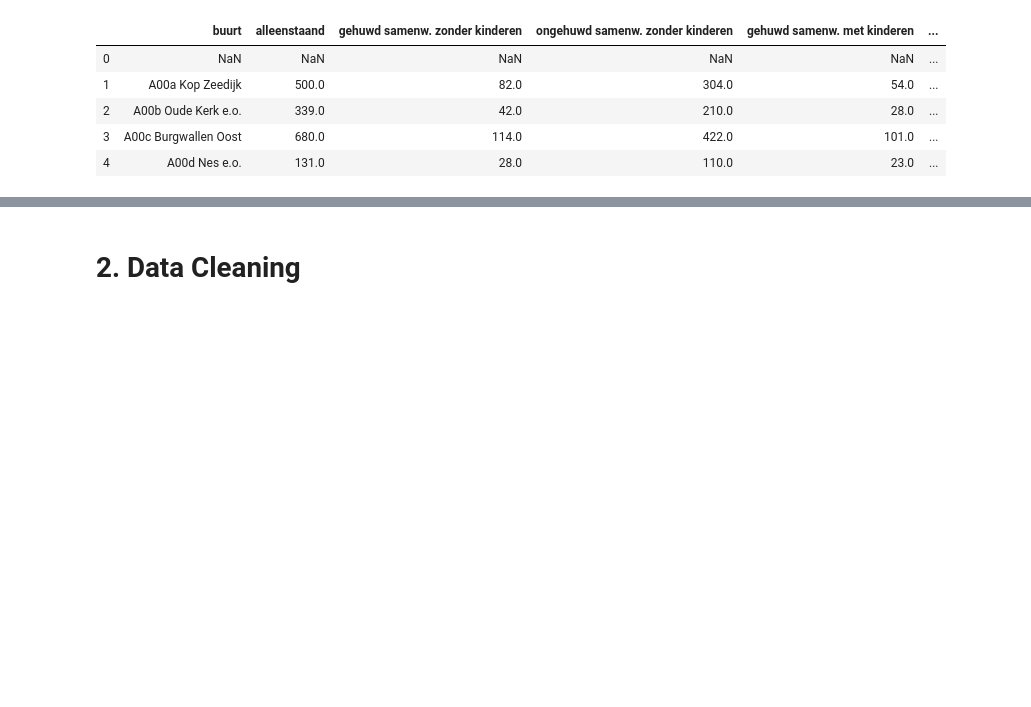
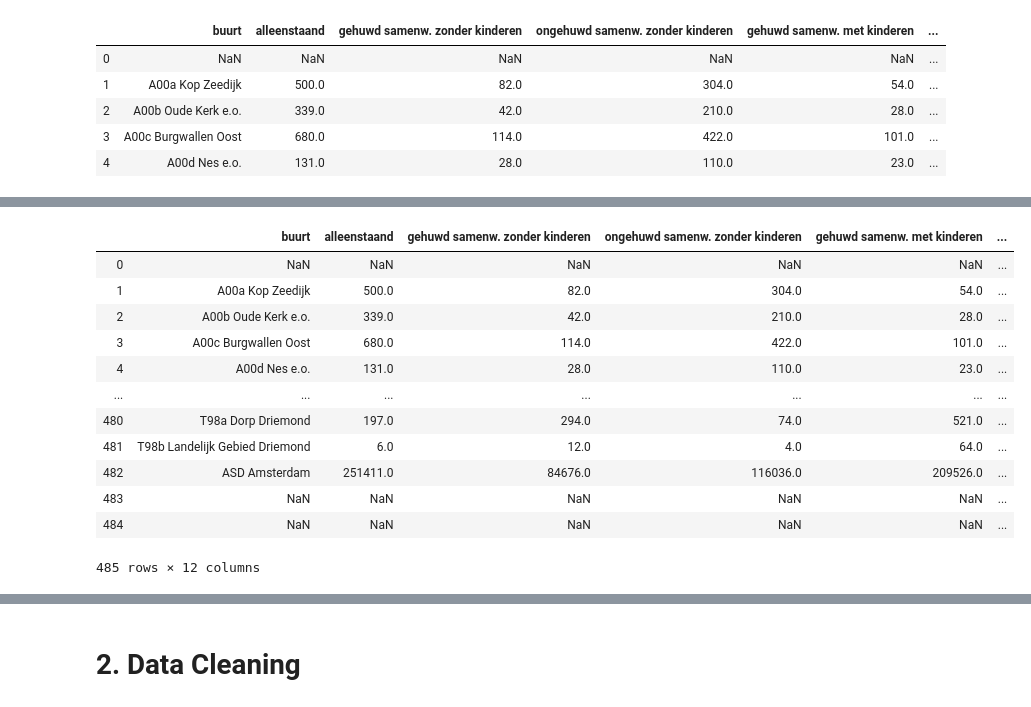
Before and after one commit to cmerticaru/Project_2_Amsterdam_dataptams2020, a Jupyter notebook: your-project/Analysis.ipynb, the cells around one changed output, grey strips where cells are left out. Cells and saved outputs as stored; diff of their text form; code cells hidden in the pictures; blank space fills up the shorter version.

```diff
--- a/your-project/Analysis.ipynb
+++ b/your-project/Analysis.ipynb
@@ -17,11 +95,13 @@ fellonies.head()
 # %%
-households = pd.read_excel('/Users/elskedenbode/Downloads/to be used for database 2020-Househould types.xlsx', skiprows=2)
+import requests
+url_two = 'https://docs.google.com/spreadsheets/d/1MSdpWdCUgHD-QLYRX1VTChpNTgMJN0vD/edit#gid=1644540749'
+csv_export_url_two = url_two.replace('/edit#gid=', '/export?format=csv&gid=')
+households = pd.read_csv(csv_export_url_two, skiprows=2)
 households.head()
+
 #To Do:
-#split ID (column Buurt) to create ID and Buurt name
 #Rename columns to the colum names in ERD
 #Sum household types (1, 2 and 6, 7, 8) and sum (3 and 4 gehuwd and ongehuwd samenw met kinderen)
-#Drop row 1
 #Relative paths for every dataframe
 # %% [output]
 |  | buurt | alleenstaand | gehuwd samenw. zonder kinderen | ongehuwd samenw. zonder kinderen | gehuwd samenw. met kinderen | ... |
@@ -52,0 +113,19 @@ AttributeError: 'Series' object has no attribute 'find_pattern'
+# %%
+#sum columns 1,2 and 6,7,8
+households['Households_except_couple_with_kids'] = households[['alleenstaand','gehuwd samenw. zonder kinderen', 'ongehuwd samenw. zonder kinderen', 'eenoudergezin', 'overig', 'tehuisbewoner']].sum(axis=1)
+households['Couples_with_children'] = households[['gehuwd samenw. met kinderen', 'ongehuwd samenw. met kinderen']].sum(axis=1)
+households
+# %% [output]
+|  | buurt | alleenstaand | gehuwd samenw. zonder kinderen | ongehuwd samenw. zonder kinderen | gehuwd samenw. met kinderen | ... |
+| 0 | NaN | NaN | NaN | NaN | NaN | ... |
+| 1 | A00a Kop Zeedijk | 500.0 | 82.0 | 304.0 | 54.0 | ... |
+| 2 | A00b Oude Kerk e.o. | 339.0 | 42.0 | 210.0 | 28.0 | ... |
+| 3 | A00c Burgwallen Oost | 680.0 | 114.0 | 422.0 | 101.0 | ... |
+| 4 | A00d Nes e.o. | 131.0 | 28.0 | 110.0 | 23.0 | ... |
+| ... | ... | ... | ... | ... | ... | ... |
+| 480 | T98a Dorp Driemond | 197.0 | 294.0 | 74.0 | 521.0 | ... |
+| 481 | T98b Landelijk Gebied Driemond | 6.0 | 12.0 | 4.0 | 64.0 | ... |
+| 482 | ASD Amsterdam | 251411.0 | 84676.0 | 116036.0 | 209526.0 | ... |
+| 483 | NaN | NaN | NaN | NaN | NaN | ... |
+| 484 | NaN | NaN | NaN | NaN | NaN | ... |
+485 rows × 12 columns
```
Also changed, not shown: parts of 30 cells of this notebook.
